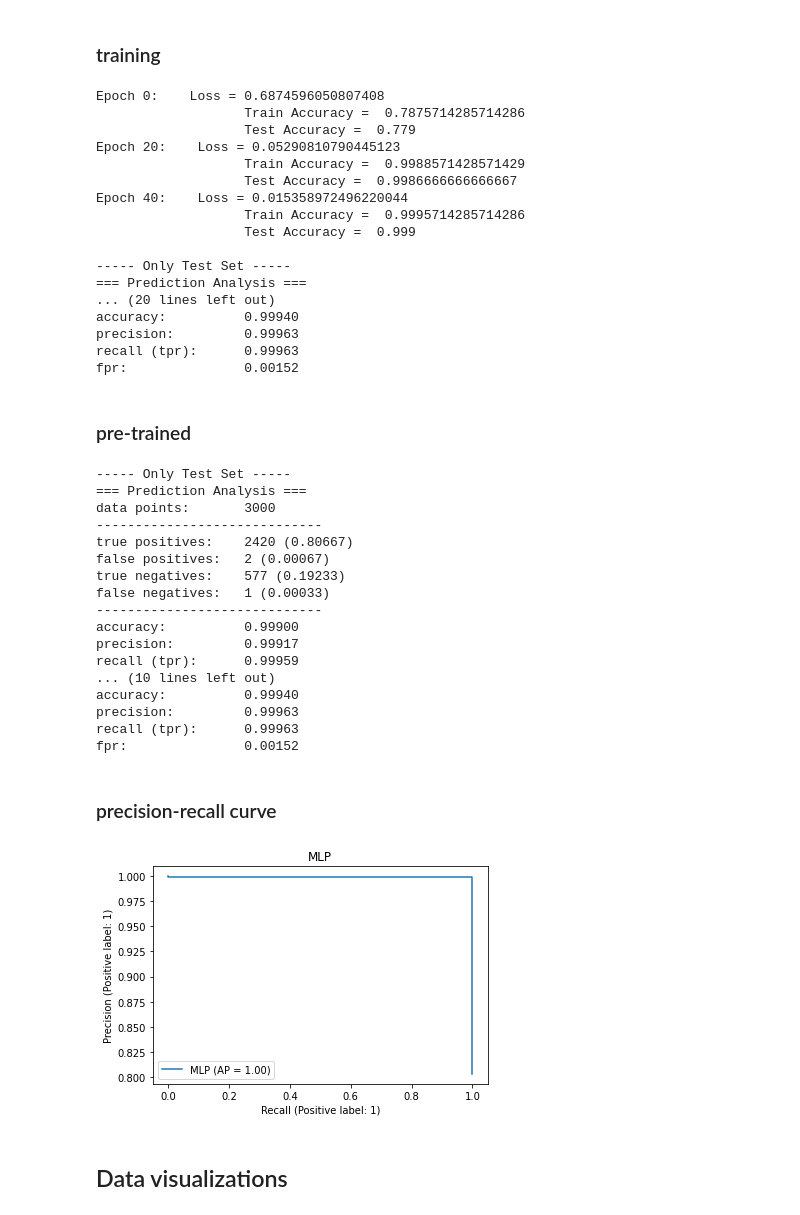
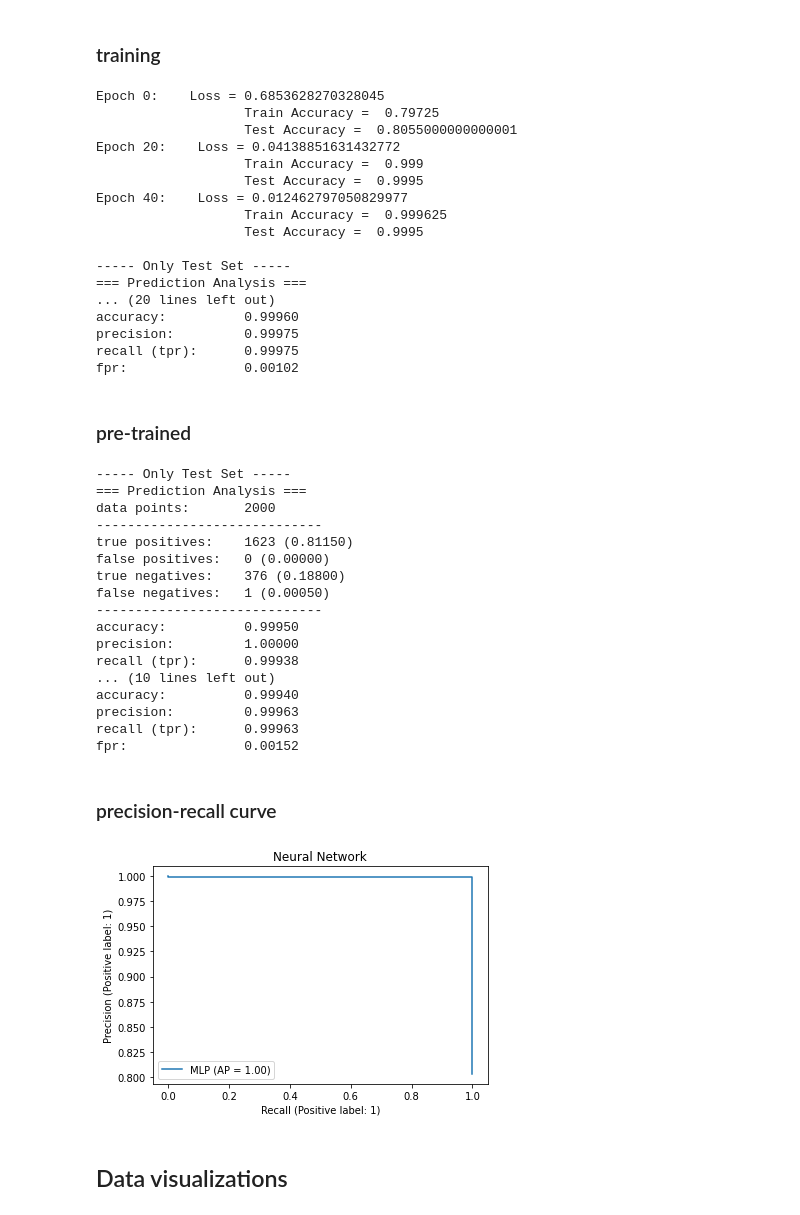
Before and after one commit to yanweiser/ML_final_project_WEISER, a Jupyter notebook: final_project_WEISER.ipynb, the cells around one changed output. Drawn from its saved outputs; the diff is of its cells as text; code cells hidden in the pictures.

Commit message:
changed test set ratio

```diff
--- a/final_project_WEISER.ipynb
+++ b/final_project_WEISER.ipynb
@@ -68,5 +68,5 @@ I chose a train/test split of 70/30 and did not create a validation split since
 # %%
-X_train, X_test, Y_train, Y_test = train_test_split(X, Y, train_size = 0.7, shuffle=True, random_state = SEED)
+X_train, X_test, Y_train, Y_test = train_test_split(X, Y, train_size = 0.8, shuffle=True, random_state = SEED)
 # %% [markdown]
 ## Perceptron from scratch
 # %% [markdown]
@@ -193,23 +193,23 @@ print()
 model.eval()
 utils.run_analysis(model, train_loader, test_loader, device)
 # %% [output]
-Epoch 0:    Loss = 0.6874596050807408
-                   Train Accuracy =  0.7875714285714286
-                   Test Accuracy =  0.779
-Epoch 20:    Loss = 0.05290810790445123
-                   Train Accuracy =  0.9988571428571429
-                   Test Accuracy =  0.9986666666666667
-Epoch 40:    Loss = 0.015358972496220044
-                   Train Accuracy =  0.9995714285714286
-                   Test Accuracy =  0.999
+Epoch 0:    Loss = 0.6853628270328045
+                   Train Accuracy =  0.79725
+                   Test Accuracy =  0.8055000000000001
+Epoch 20:    Loss = 0.04138851631432772
+                   Train Accuracy =  0.999
+                   Test Accuracy =  0.9995
+Epoch 40:    Loss = 0.012462797050829977
+                   Train Accuracy =  0.999625
+                   Test Accuracy =  0.9995
 
 ----- Only Test Set -----
 === Prediction Analysis ===
 ... (20 lines left out)
-accuracy:          0.99940
-precision:         0.99963
-recall (tpr):      0.99963
-fpr:               0.00152
+accuracy:          0.99960
+precision:         0.99975
+recall (tpr):      0.99975
+fpr:               0.00102
 # %%
 ### saving ###
 # torch.save(model.state_dict(), os.path.join('models', 'mlp.pth'))
@@ -222,16 +222,16 @@ utils.run_analysis(model, train_loader, test_loader, device)
 # %% [output]
 ----- Only Test Set -----
 === Prediction Analysis ===
-data points:       3000
+data points:       2000
 -----------------------------
-true positives:    2420 (0.80667)
-false positives:   2 (0.00067)
-true negatives:    577 (0.19233)
-false negatives:   1 (0.00033)
+true positives:    1623 (0.81150)
+false positives:   0 (0.00000)
+true negatives:    376 (0.18800)
+false negatives:   1 (0.00050)
 -----------------------------
-accuracy:          0.99900
-precision:         0.99917
-recall (tpr):      0.99959
+accuracy:          0.99950
+precision:         1.00000
+recall (tpr):      0.99938
 ... (10 lines left out)
 accuracy:          0.99940
 precision:         0.99963
@@ -242,13 +242,13 @@ fpr:               0.00152
 # %%
 preds = model(torch.tensor(X_torch, device=device))
 preds = preds.cpu().detach().numpy()
 preds = np.sign(preds-0.5)
 display = PrecisionRecallDisplay.from_predictions(
     preds, Y, name="MLP"
 )
-_ = display.ax_.set_title("MLP")
+_ = display.ax_.set_title("Neural Network")
 # %% [output]
-[figure, old version]
+[figure, new version]
 # %% [markdown]
 ## Data visualizations
 # %% [markdown]
```
Also changed, not shown: parts of 6 cells of this notebook, 4 other files.
